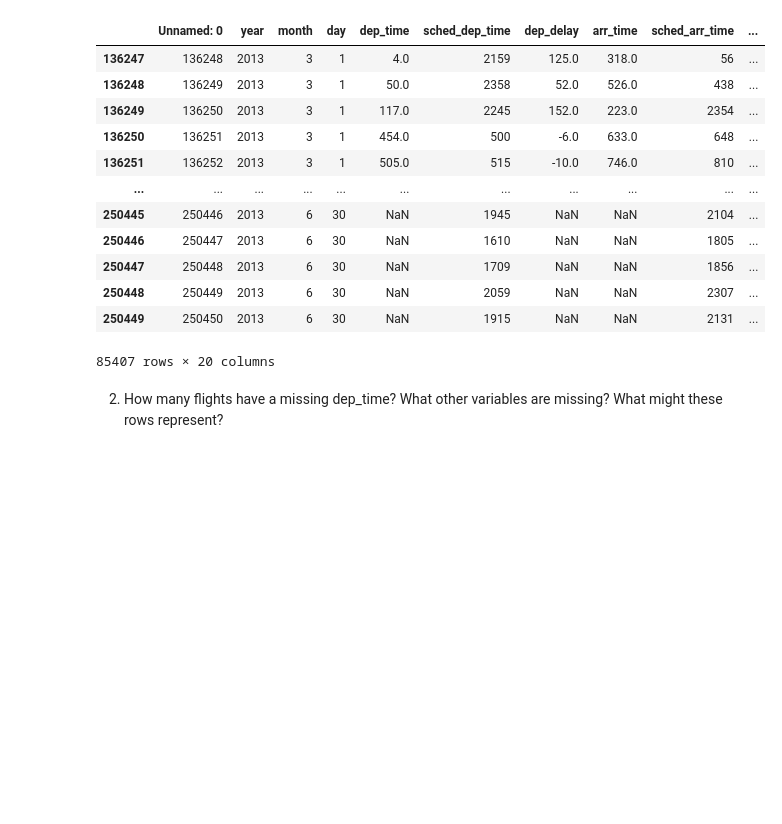
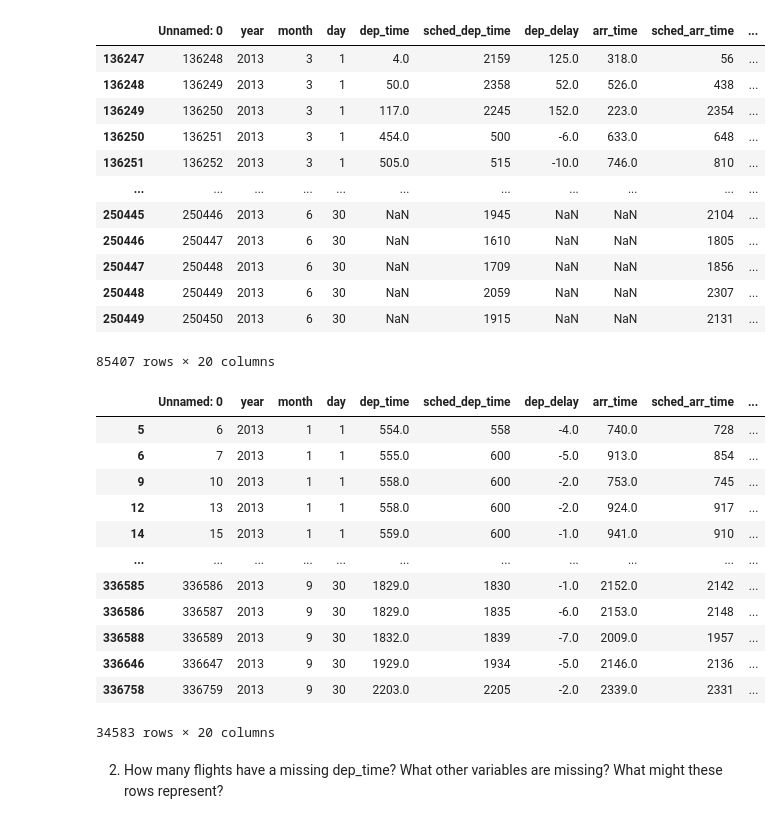
Before and after one commit to qlab-intro-python/tarea-2-adriana-arce-braulio-mundaca, a Jupyter notebook: tarea_2.ipynb, the cells around one changed output. Cells and saved outputs as stored; diff of their text form; code cells hidden in the pictures; blank space fills up the shorter version.

```diff
--- a/tarea_2.ipynb
+++ b/tarea_2.ipynb
@@ -23,7 +23,7 @@ Profesor:       Victor Fuentes Campos
 import pandas as pd
 
 # Lee el archivo de csv y lo almacena en un DataFrame
-df = pd.read_csv("C:/Users/Usuario/OneDrive/Escritorio/Fundamentos de programación de Python/Tareas/tarea-2-adriana-arce-braulio-mundaca/flights.csv")
+df = pd.read_csv("C:/Users/51985/Desktop/CICLO/QLAB-PYTHON PARA MACRO Y FINANZAS/tarea-2-adriana-arce-braulio-mundaca/flights.csv")
 
 #Ahora visualizamos la base de datos
 df
@@ -115,6 +115,28 @@ marzo_junio
 | 250448 | 250449 | 2013 | 6 | 30 | NaN | 2059 | NaN | NaN | 2307 | ... |
 | 250449 | 250450 | 2013 | 6 | 30 | NaN | 1915 | NaN | NaN | 2131 | ... |
 85407 rows × 20 columns
+# %%
+#Arrived more than two hours late, but didn’t leave late
+#Primero, identificamos los vuelos que no salieron tarde
+no_salieron_tarde=df[df['dep_delay'] <= 0]
+no_salieron_tarde
+#Una vez filtrados, identificamos los que de este grupo, sí llegaron con más de 2 horas de atraso
+pero_llegaron_tarde=no_salieron_tarde[no_salieron_tarde['arr_delay'] > 2.0]
+pero_llegaron_tarde
+# %% [output]
+|  | Unnamed: 0 | year | month | day | dep_time | sched_dep_time | dep_delay | arr_time | sched_arr_time | ... |
+| 5 | 6 | 2013 | 1 | 1 | 554.0 | 558 | -4.0 | 740.0 | 728 | ... |
+| 6 | 7 | 2013 | 1 | 1 | 555.0 | 600 | -5.0 | 913.0 | 854 | ... |
+| 9 | 10 | 2013 | 1 | 1 | 558.0 | 600 | -2.0 | 753.0 | 745 | ... |
+| 12 | 13 | 2013 | 1 | 1 | 558.0 | 600 | -2.0 | 924.0 | 917 | ... |
+| 14 | 15 | 2013 | 1 | 1 | 559.0 | 600 | -1.0 | 941.0 | 910 | ... |
+| ... | ... | ... | ... | ... | ... | ... | ... | ... | ... | ... |
+| 336585 | 336586 | 2013 | 9 | 30 | 1829.0 | 1830 | -1.0 | 2152.0 | 2142 | ... |
+| 336586 | 336587 | 2013 | 9 | 30 | 1829.0 | 1835 | -6.0 | 2153.0 | 2148 | ... |
+| 336588 | 336589 | 2013 | 9 | 30 | 1832.0 | 1839 | -7.0 | 2009.0 | 1957 | ... |
+| 336646 | 336647 | 2013 | 9 | 30 | 1929.0 | 1934 | -5.0 | 2146.0 | 2136 | ... |
+| 336758 | 336759 | 2013 | 9 | 30 | 2203.0 | 2205 | -2.0 | 2339.0 | 2331 | ... |
+34583 rows × 20 columns
 # %% [markdown]
 2. How many flights have a missing dep_time? What other variables are missing? What might these rows represent?
 # %%
```
